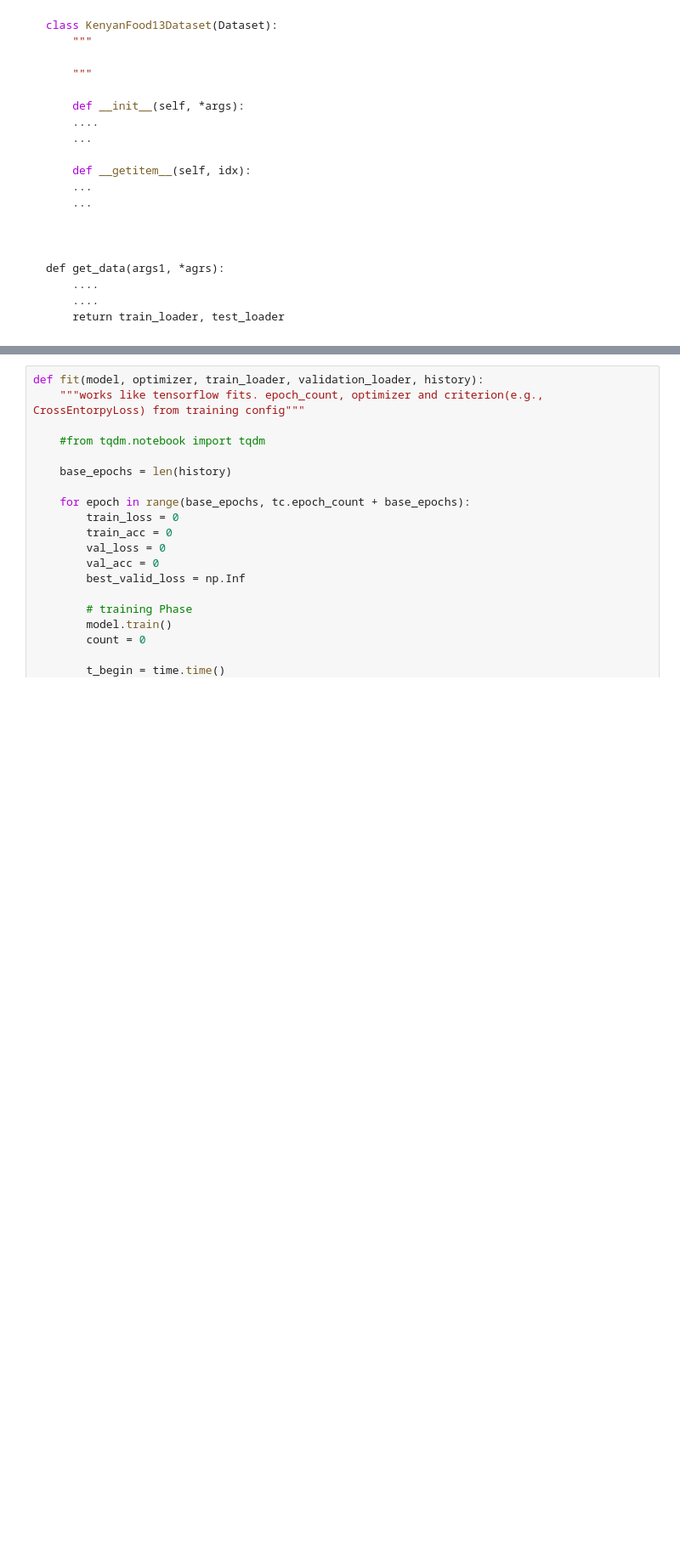
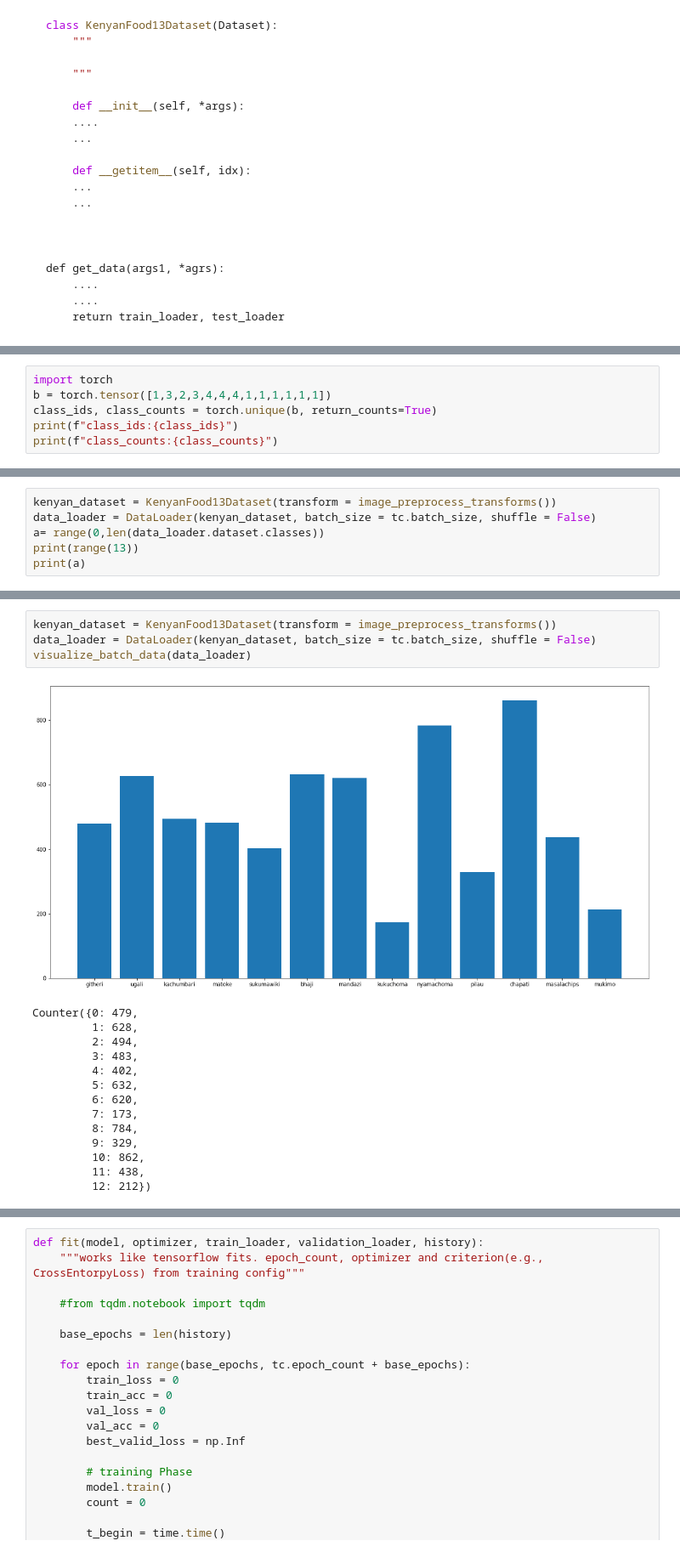
Before and after one commit to caq05630/OpenCV_Kaggle_Project2, a Jupyter notebook: project2.ipynb, the cells around one changed output, grey strips where cells are left out. Shown at 85% size. Drawn from its saved outputs; the diff is of its cells as text; blank space fills up the shorter version.

```diff
--- a/project2.ipynb
+++ b/project2.ipynb
@@ -418,0 +539,6 @@ def evaluate_history(history):
+# %%
+import torch
+b = torch.tensor([1,3,2,3,4,4,4,1,1,1,1,1,1])
+class_ids, class_counts = torch.unique(b, return_counts=True)
+print(f"class_ids:{class_ids}")
+print(f"class_counts:{class_counts}")
@@ -418,0 +548,6 @@ def evaluate_history(history):
+# %%
+kenyan_dataset = KenyanFood13Dataset(transform = image_preprocess_transforms())
+data_loader = DataLoader(kenyan_dataset, batch_size = tc.batch_size, shuffle = False)
+a= range(0,len(data_loader.dataset.classes))
+print(range(13))
+print(a)
@@ -418,0 +621,19 @@ def evaluate_history(history):
+# %%
+kenyan_dataset = KenyanFood13Dataset(transform = image_preprocess_transforms())
+data_loader = DataLoader(kenyan_dataset, batch_size = tc.batch_size, shuffle = False)
+visualize_batch_data(data_loader)
+# %% [output]
+[figure, added]
+Counter({0: 479,
+         1: 628,
+         2: 494,
+         3: 483,
+         4: 402,
+         5: 632,
+         6: 620,
+         7: 173,
+         8: 784,
+         9: 329,
+         10: 862,
+         11: 438,
+         12: 212})
```
Also changed, not shown: parts of 59 cells of this notebook.
